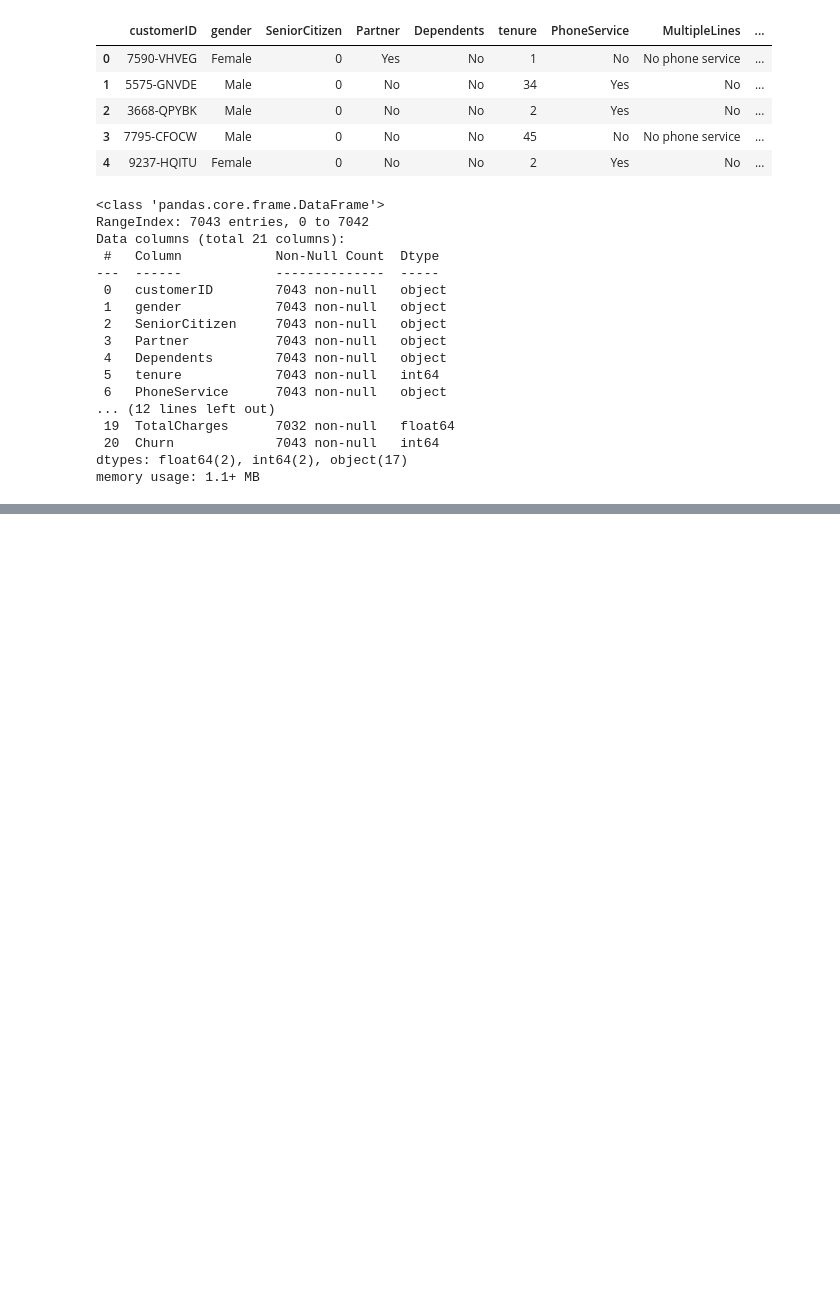
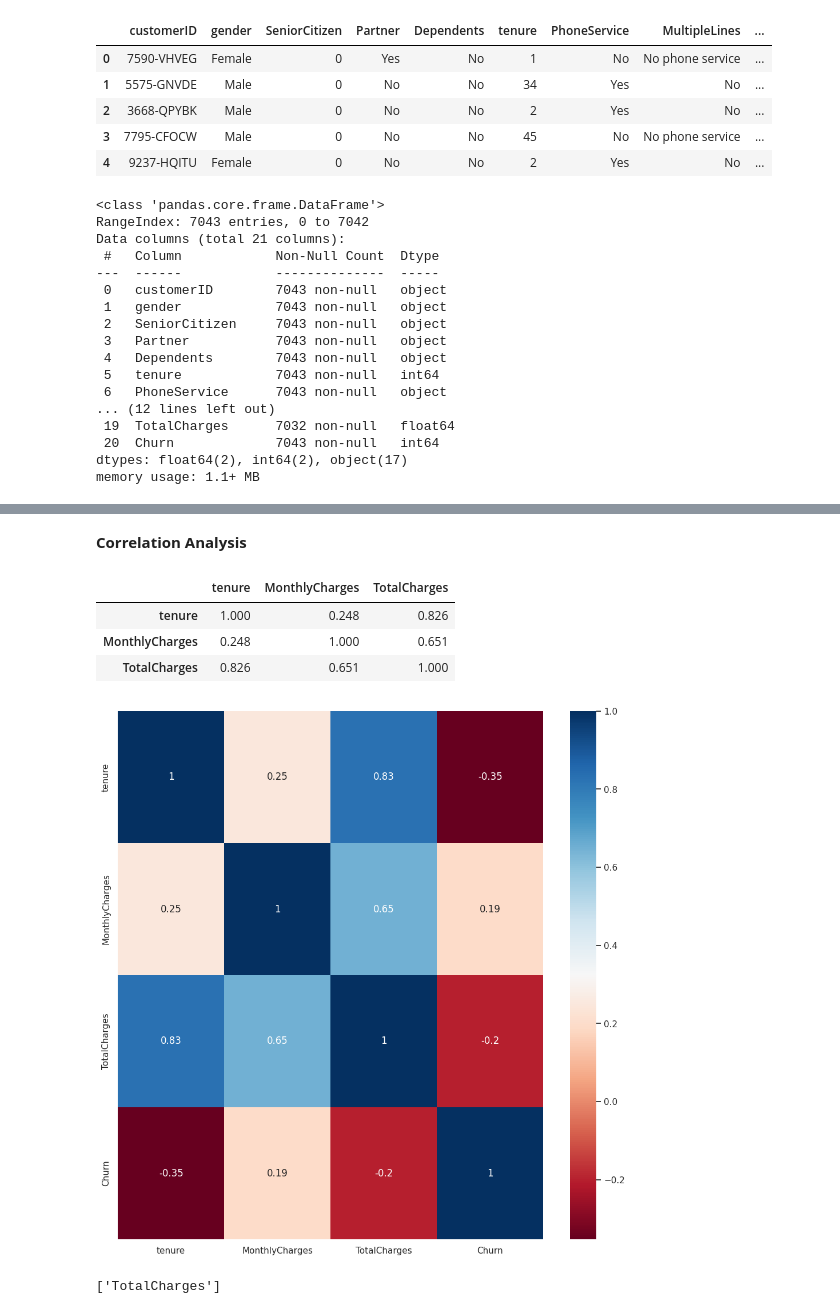
Before and after one commit to mrusamarasheed9/Clustring-Fitting, a Jupyter notebook: tcchurn.ipynb, the cells around one changed output, grey strips where cells are left out. Drawn from its saved outputs; the diff is of its cells as text; code cells hidden in the pictures; blank space fills up the shorter version.

```diff
--- a/tcchurn.ipynb
+++ b/tcchurn.ipynb
@@ -275,0 +494,3 @@ def cat_summary(dataframe, col_name, plot=False):
+# %%
+for col in cat_cols:
+    target_summary_with_cat(df, "Churn", col)
@@ -275,0 +515,61 @@ def cat_summary(dataframe, col_name, plot=False):
+# %% [markdown]
+**Correlation Analysis**
+# %%
+corr = df[num_cols].corr()
+# %%
+corr
+# %% [output]
+|  | tenure | MonthlyCharges | TotalCharges |
+| tenure | 1.000 | 0.248 | 0.826 |
+| MonthlyCharges | 0.248 | 1.000 | 0.651 |
+| TotalCharges | 0.826 | 0.651 | 1.000 |
+# %%
+def high_correlated_cols(dataframe, plot=False, corr_th=0.70):
+    corr = dataframe.corr()
+    cor_matrix = corr.abs()
+    upper_triangle_matrix = cor_matrix.where(np.triu(np.ones(cor_matrix.shape), k=1).astype(np.bool))
+    drop_list = [col for col in upper_triangle_matrix.columns if any(upper_triangle_matrix[col] > corr_th)]
+    if plot:
+        import seaborn as sns
+        import matplotlib.pyplot as plt
+        sns.set(rc={"figure.figsize": (12, 12)})
+        corr_values = corr.round(2)
+        sns.heatmap(corr, cmap="RdBu", annot=corr_values)
+        plt.show(block=True)
+    return drop_list
+# %%
+import numpy as np
+import pandas as pd
+
+def high_correlated_cols(dataframe, plot=False, corr_th=0.70):
+    # Filter the DataFrame to include only numeric columns
+    numeric_dataframe = dataframe.select_dtypes(include=[np.number])
+
+    # Compute the correlation matrix
+    corr = numeric_dataframe.corr()
+
+    # Take the absolute value of the correlation matrix
+    cor_matrix = corr.abs()
+
+    # Get the upper triangle of the correlation matrix
+    upper_triangle_matrix = cor_matrix.where(np.triu(np.ones(cor_matrix.shape), k=1).astype(bool))
+
+    # Find the columns to drop based on the correlation threshold
+    drop_list = [col for col in upper_triangle_matrix.columns if any(upper_triangle_matrix[col] > corr_th)]
+
+    # Plot the heatmap if requested
+    if plot:
+        import seaborn as sns
+        import matplotlib.pyplot as plt
+        sns.set(rc={"figure.figsize": (12, 12)})
+        corr_values = corr.round(2)
+        sns.heatmap(corr, cmap="RdBu", annot=corr_values)
+        plt.show(block=True)
+
+    return drop_list
+
+# Usage
+high_correlated_cols(df, plot=True)
+# %% [output]
+[figure, added]
+['TotalCharges']
```
Also changed, not shown: parts of 35 cells of this notebook.
